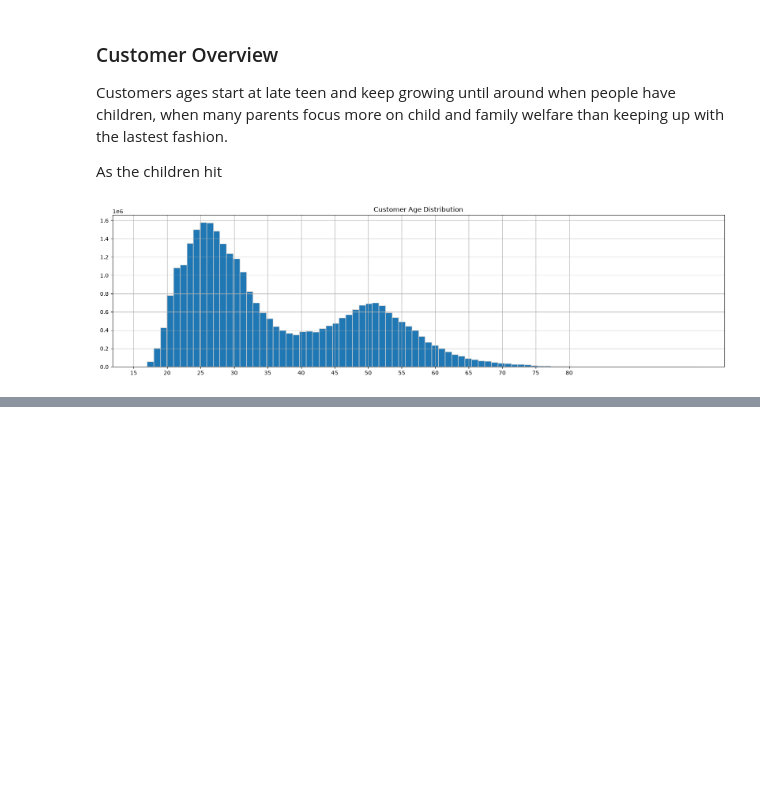
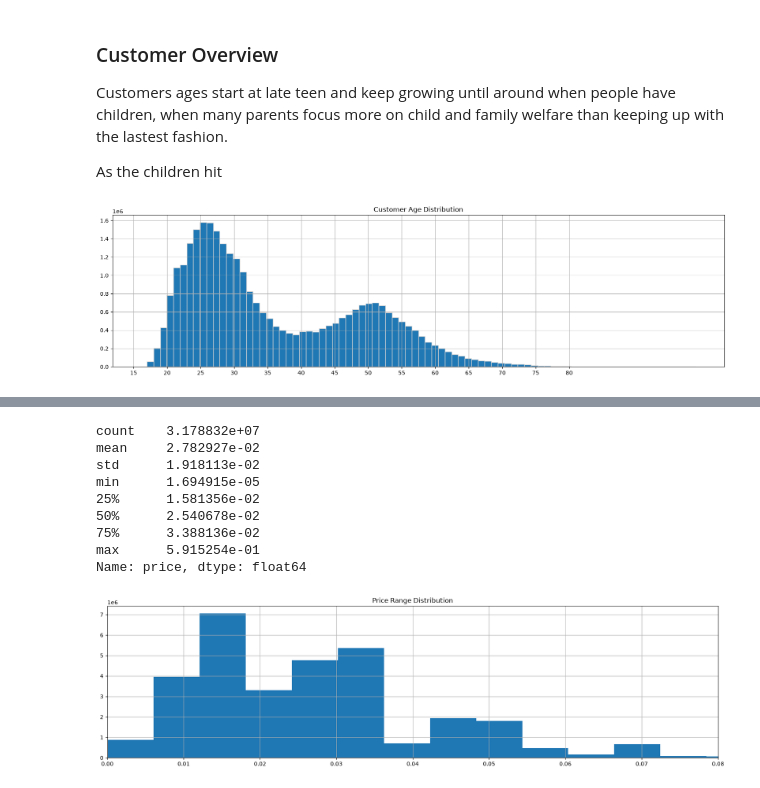
Before and after one commit to peayah/customer_intelligence_system, a Jupyter notebook: 03_exploratory_data_analysis.ipynb, the cells around one changed output, grey strips where cells are left out. Saved outputs shown, nothing was run; the diff lists cells and outputs as text; code cells hidden in the pictures; blank space fills up the shorter version.

```diff
--- a/03_exploratory_data_analysis.ipynb
+++ b/03_exploratory_data_analysis.ipynb
@@ -35,0 +66,35 @@ plt.show()
+# %%
+print(df['price'].describe())
+
+#IQR (Q3 - Q1): 0.03388136 - 0.01581356 = 0.0180678
+# Lower Bound (Q1 - 1.5 × IQR): -0.011288
+# Upper Bound (Q3 + 1.5 × IQR): 0.0609832.
+#
+# There are no lower outliers. The absolute minimum value (0.0000169) sits well above the negative lower bound.
+#
+# It is heavily skewed upward. The maximum value of 0.5915254 is nearly 10 times higher than the upper threshold limit (0.060983).
+#
+# Furthermore, the 75th percentile is only 0.0338, which means at least 75% of the 31.7-million-row dataset is packed below that number.
+#
+# The jump from 0.0338 to a maximum of 0.5915 signals a long, sparse right-hand tail pulling the mean higher than your 50% median.
+
+fig, ax = plt.subplots()
+
+df['price'].hist(figsize=(20,5), bins=98)
+
+# ax.set_xticks(np.arange(15, 85, 5))
+
+plt.title('Price Range Distribution')
+plt.xlim(0, 0.08) # exclude the extreme outliers to better visualize the distribution of the majority of the data
+plt.show()
+# %% [output]
+count    3.178832e+07
+mean     2.782927e-02
+std      1.918113e-02
+min      1.694915e-05
+25%      1.581356e-02
+50%      2.540678e-02
+75%      3.388136e-02
+max      5.915254e-01
+Name: price, dtype: float64
+[figure, added]
```
Also changed, not shown: parts of 7 cells of this notebook, 1 other file.
